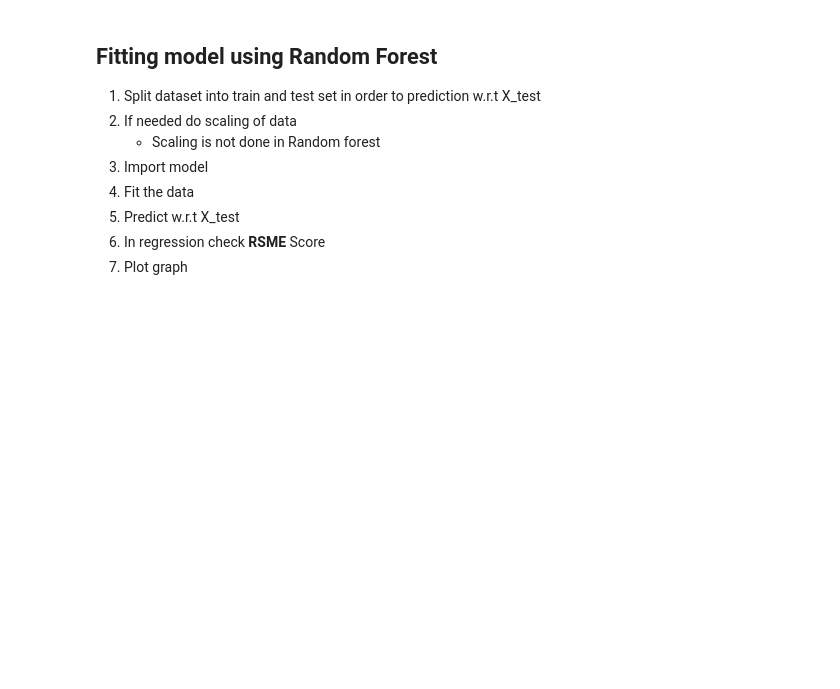
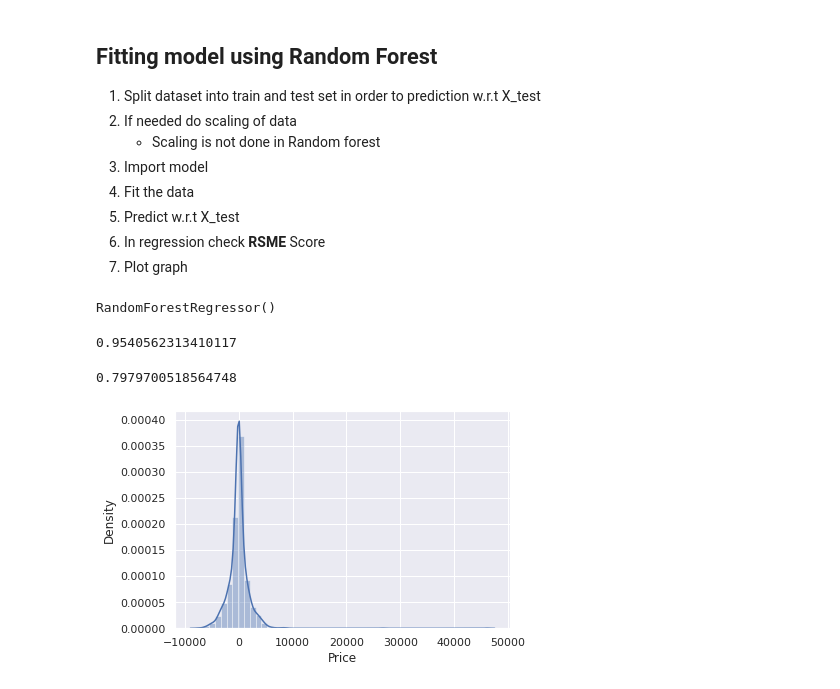
Before and after one commit to theAdarshSrivastava/Flight_Fare_Prediction-, a Jupyter notebook: flight_price.ipynb, the cells around one changed output. Saved outputs shown, nothing was run; the diff lists cells and outputs as text; code cells hidden in the pictures; blank space fills up the shorter version.

```diff
--- a/flight_price.ipynb
+++ b/flight_price.ipynb
@@ -607,3 +607,24 @@ plt.show()
 # %%
 from sklearn.model_selection import train_test_split
 X_train, X_test, y_train, y_test = train_test_split(X, y, test_size = 0.2, random_state = 42)
+# %%
+from sklearn.ensemble import RandomForestRegressor
+rf = RandomForestRegressor()
+rf.fit(X_train, y_train)
+# %% [output]
+RandomForestRegressor()
+# %%
+y_pred=rf.predict(X_test)
+# %%
+rf.score(X_train,y_train)
+# %% [output]
+0.9540562313410117
+# %%
+rf.score(X_test,y_test)
+# %% [output]
+0.7979700518564748
+# %%
+sns.distplot(y_test-y_pred)
+plt.show()
+# %% [output]
+[figure, added]
```
Also changed, not shown: parts of 13 cells of this notebook, 1 other file.
